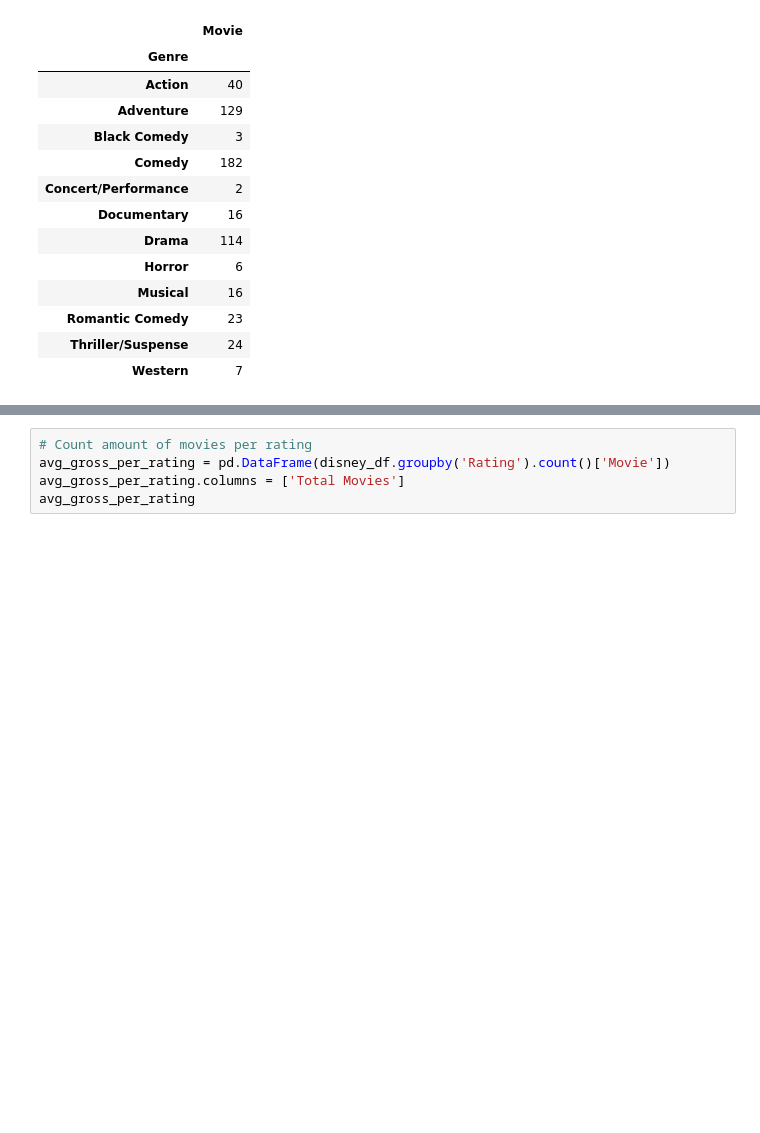
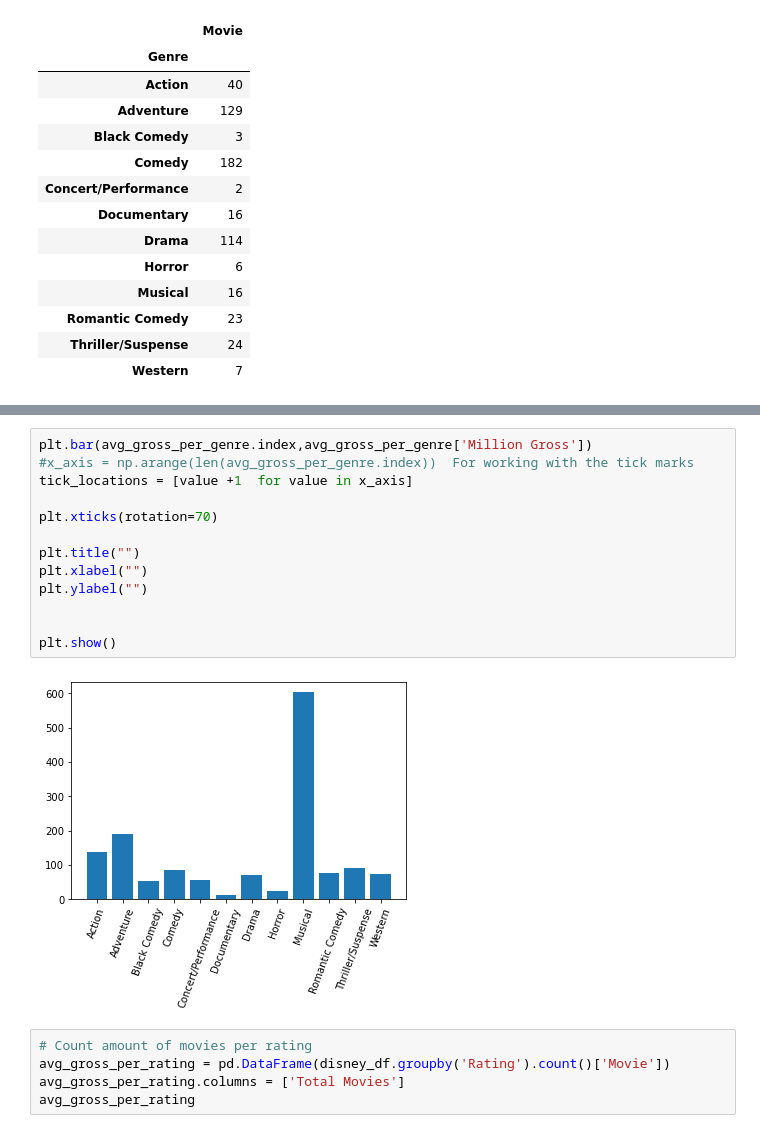
Before and after one commit to Gujaratigirl/butler-groupB-project1, a Jupyter notebook: Disney.ipynb, the cells around one changed output, grey strips where cells are left out. Cells and saved outputs as stored; diff of their text form; blank space fills up the shorter version.

```diff
--- a/Disney.ipynb
+++ b/Disney.ipynb
@@ -94,3 +119,18 @@ Text(0, 0.5, 'Average Inflated Gross (1e8)')
+# %%
+plt.bar(avg_gross_per_genre.index,avg_gross_per_genre['Million Gross'])
+#x_axis = np.arange(len(avg_gross_per_genre.index))  For working with the tick marks
+tick_locations = [value +1  for value in x_axis]
+
+plt.xticks(rotation=70)
+
+plt.title("")
+plt.xlabel("")
+plt.ylabel("")
+
+
+plt.show()
+# %% [output]
+[figure, added]
 # %%
 # Count amount of movies per rating
 avg_gross_per_rating = pd.DataFrame(disney_df.groupby('Rating').count()['Movie'])
```
Also changed, not shown: parts of 7 cells of this notebook.
